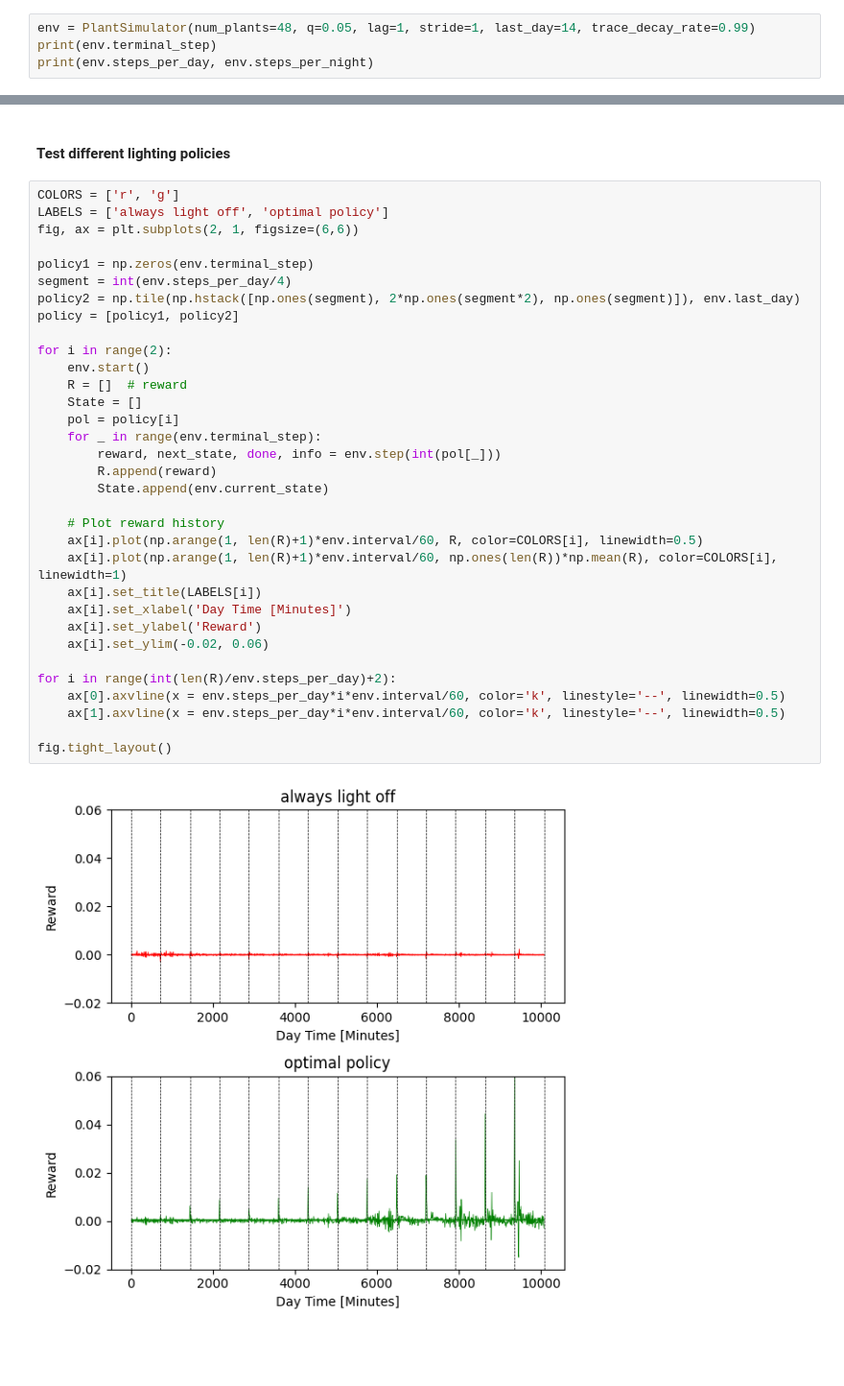
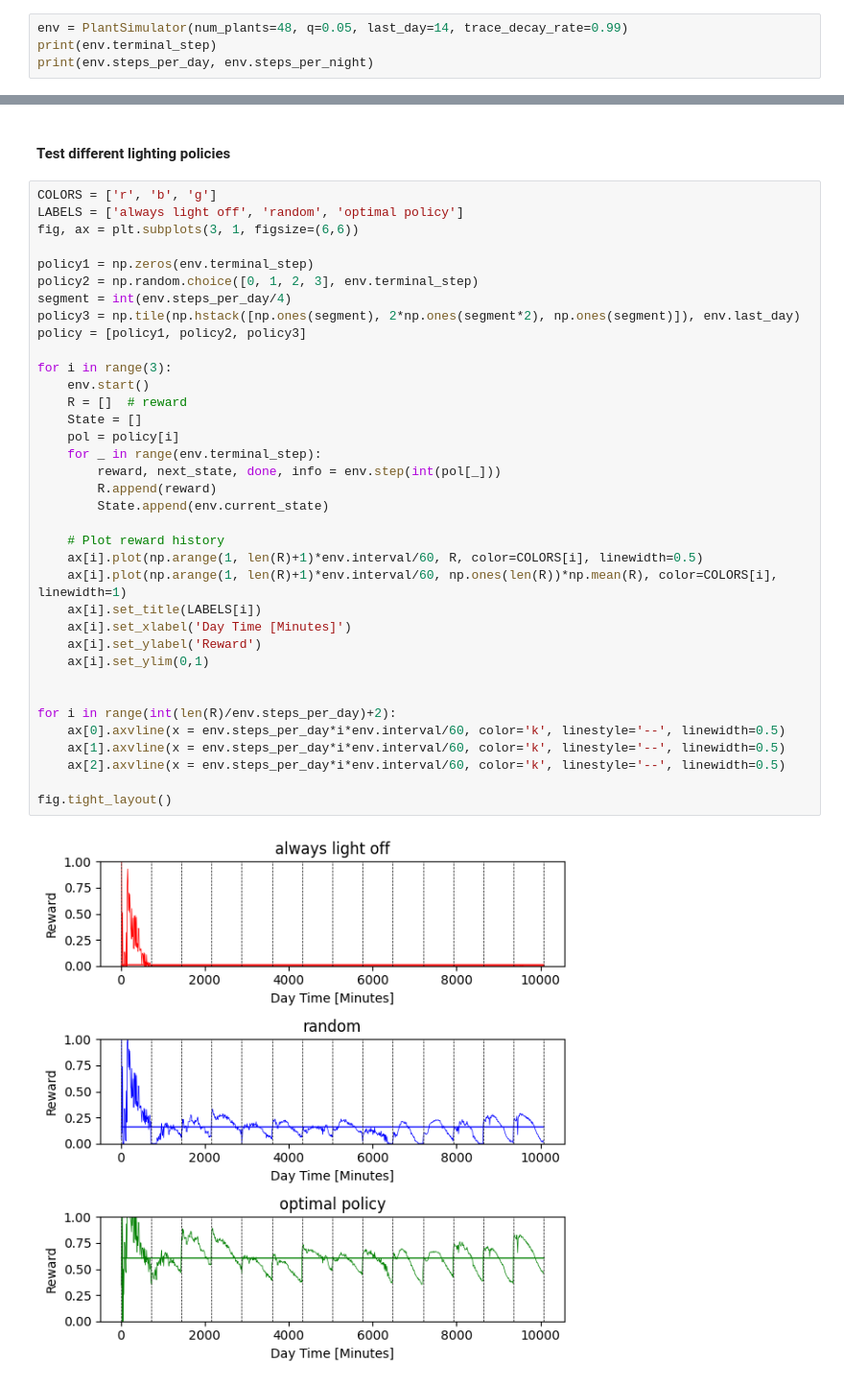
Before and after one commit to steventango/plant-rl, a Jupyter notebook: analysis/test_MultiPlantSim.ipynb, the cells around one changed output, grey strips where cells are left out. Shown at 96% size. Saved outputs shown, nothing was run; the diff lists cells and outputs as text; blank space fills up the shorter version.

```diff
--- a/analysis/test_MultiPlantSim.ipynb
+++ b/analysis/test_MultiPlantSim.ipynb
@@ -3,7 +3,7 @@ from environments.PlantSimulator import PlantSimulator_OneTime as PlantSimulator
 import numpy as np
 import matplotlib.pyplot as plt
 # %%
-env = PlantSimulator(num_plants=48, q=0.05, lag=1, stride=1, last_day=14, trace_decay_rate=0.99)
+env = PlantSimulator(num_plants=48, q=0.05, last_day=14, trace_decay_rate=0.99)
 print(env.terminal_step)
 print(env.steps_per_day, env.steps_per_night)
 # %% [output]
@@ -13,40 +13,43 @@ WARNING:2025-03-26 09:58:39,309:jax._src.xla_bridge:969: An NVIDIA GPU may be pr
 # %% [markdown]
 #### Test different lighting policies
 # %%
-COLORS = ['r', 'g']
-LABELS = ['always light off', 'optimal policy']
-fig, ax = plt.subplots(2, 1, figsize=(6,6))
+COLORS = ['r', 'b', 'g']
+LABELS = ['always light off', 'random', 'optimal policy']
+fig, ax = plt.subplots(3, 1, figsize=(6,6))
 
 policy1 = np.zeros(env.terminal_step)
+policy2 = np.random.choice([0, 1, 2, 3], env.terminal_step)
 segment = int(env.steps_per_day/4)
-policy2 = np.tile(np.hstack([np.ones(segment), 2*np.ones(segment*2), np.ones(segment)]), env.last_day)
-policy = [policy1, policy2]
+policy3 = np.tile(np.hstack([np.ones(segment), 2*np.ones(segment*2), np.ones(segment)]), env.last_day)
+policy = [policy1, policy2, policy3]
 
-for i in range(2):
+for i in range(3):
     env.start()
     R = []  # reward
     State = []
     pol = policy[i]
     for _ in range(env.terminal_step):
         reward, next_state, done, info = env.step(int(pol[_]))
         R.append(reward)
         State.append(env.current_state)
 
     # Plot reward history
     ax[i].plot(np.arange(1, len(R)+1)*env.interval/60, R, color=COLORS[i], linewidth=0.5)
     ax[i].plot(np.arange(1, len(R)+1)*env.interval/60, np.ones(len(R))*np.mean(R), color=COLORS[i], linewidth=1)
     ax[i].set_title(LABELS[i])
     ax[i].set_xlabel('Day Time [Minutes]')
     ax[i].set_ylabel('Reward')
-    ax[i].set_ylim(-0.02, 0.06)
+    ax[i].set_ylim(0,1)
+
 
 for i in range(int(len(R)/env.steps_per_day)+2):
     ax[0].axvline(x = env.steps_per_day*i*env.interval/60, color='k', linestyle='--', linewidth=0.5)
     ax[1].axvline(x = env.steps_per_day*i*env.interval/60, color='k', linestyle='--', linewidth=0.5)
+    ax[2].axvline(x = env.steps_per_day*i*env.interval/60, color='k', linestyle='--', linewidth=0.5)
 
 fig.tight_layout()
 # %% [output]
-[figure, old version]
+[figure, new version]
 # %%
 State = np.array(State)
 for i in range(int(len(R)/env.steps_per_day)+2):
```
Also changed, not shown: parts of 4 cells of this notebook, 10 other files.
